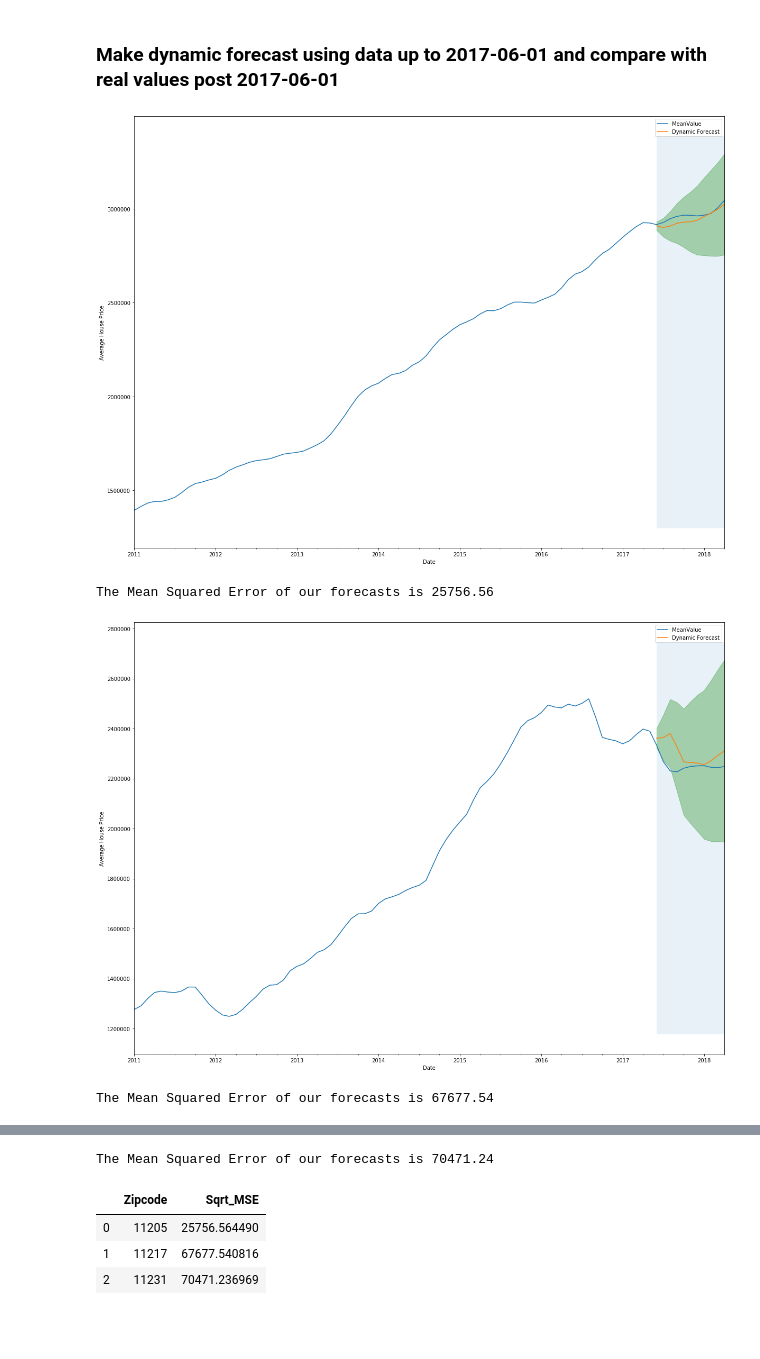
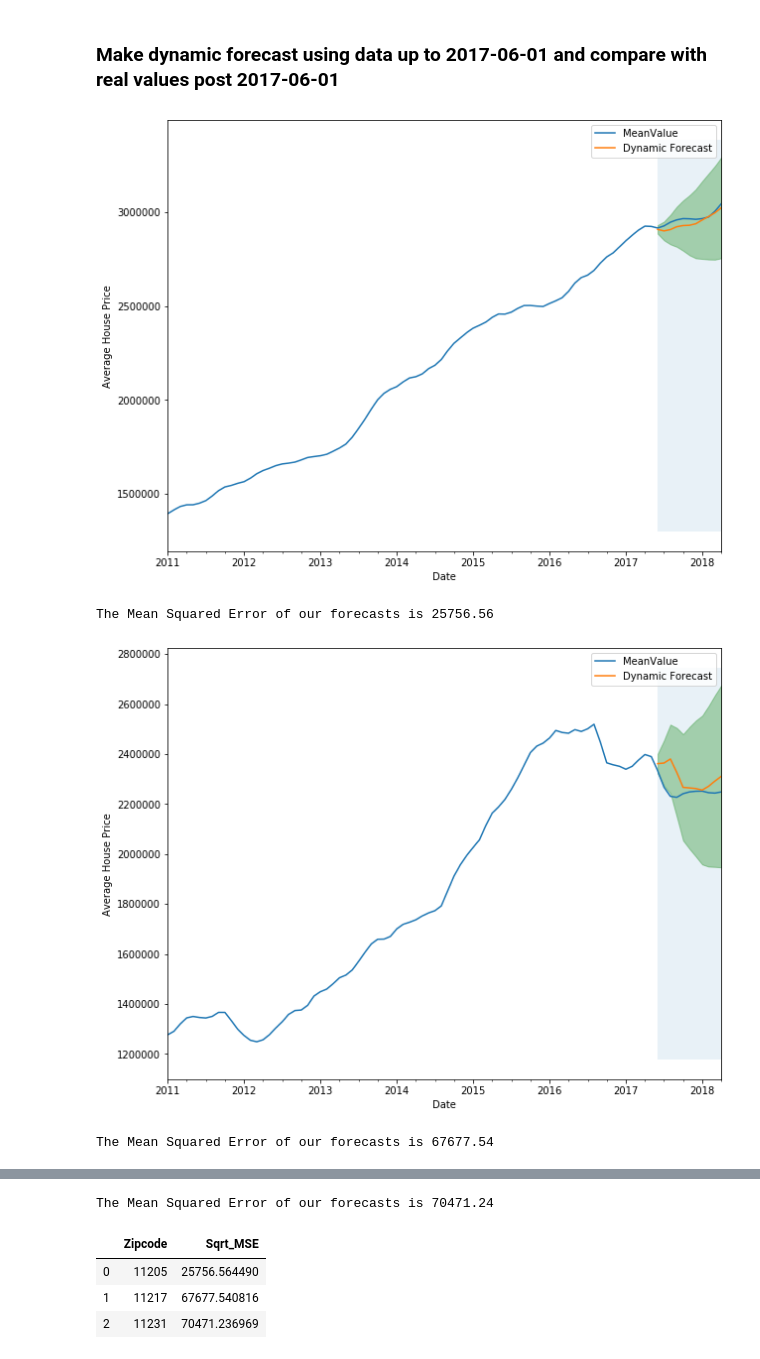
Before and after one commit to bonniema/House-Price-Prediction-with-Time-Series, a Jupyter notebook: mod_4_starter_notebook.ipynb, the cells around one changed output, grey strips where cells are left out. Drawn from its saved outputs; the diff is of its cells as text; code cells hidden in the pictures; blank space fills up the shorter version.

```diff
--- a/mod_4_starter_notebook.ipynb
+++ b/mod_4_starter_notebook.ipynb
@@ -455,14 +404,11 @@ MSE_Value = []
 models = []
 for name, pdq, pdqs, df in zip(best_para['name'], best_para['pdq'], best_para['pdqs'], zip_dfs):
 
-
     ARIMA_MODEL = sm.tsa.SARIMAX(df,
                                  order = pdq,
                                  seasonal_order = pdqs,
                                  enforce_stationarity = False,
-                                 enforce_invertibility = False,
-                                 )
-
+                                 enforce_invertibility = False)
 
     output = ARIMA_MODEL.fit()
     models.append(output)
@@ -472,36 +418,35 @@ for name, pdq, pdqs, df in zip(best_para['name'], best_para['pdq'], best_para['p
     pred_dynamic_conf = pred_dynamic.conf_int()
     zip_forecasted = pred_dynamic.predicted_mean
     zip_truth = df['2017-06-01':]['MeanValue']
 
-
     #Plot the dynamic forecast with confidence intervals as above
-    ax = df['2011':].plot(label='observed', figsize=(20, 15))
+    ax = df['2011':].plot(label='observed', figsize=(10, 8))
     pred_dynamic.predicted_mean.plot(label='Dynamic Forecast', ax=ax)
 
     ax.fill_between(pred_dynamic_conf.index,
                     pred_dynamic_conf.iloc[:, 0],
                     pred_dynamic_conf.iloc[:, 1], color='g', alpha=.3)
 
     ax.fill_betweenx(ax.get_ylim(), pd.to_datetime('2017-06-01'), zip_forecasted.index[-1], alpha=.1, zorder=-1)
 
     ax.set_xlabel('Date')
     ax.set_ylabel('Average House Price')
 
     plt.legend()
     plt.show()
 
     #print(type(zip_forecasted))
     #print(zip_truth)
     sqrt_mse = np.sqrt(((zip_forecasted - zip_truth)**2).mean())
     print('The Mean Squared Error of our forecasts is {}'.format(round(sqrt_mse, 2)))
 
     Zipcode.append(name)
     MSE_Value.append(sqrt_mse)
 
 summary_table['Zipcode'] = Zipcode
 summary_table['Sqrt_MSE'] = MSE_Value
 # %% [output]
-[figure, old version]
+[figure, new version]
 The Mean Squared Error of our forecasts is 25756.56
-[figure, old version]
+[figure, new version]
 The Mean Squared Error of our forecasts is 67677.54
```
Also changed, not shown: parts of 59 cells of this notebook, 1 other file.
